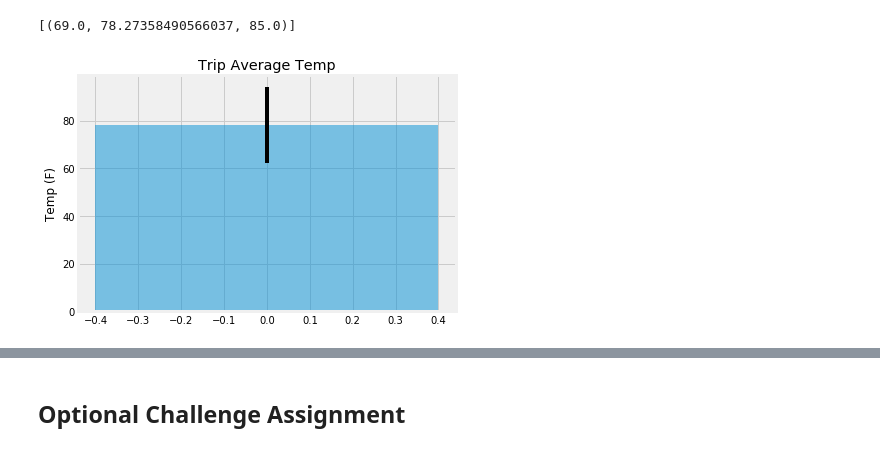
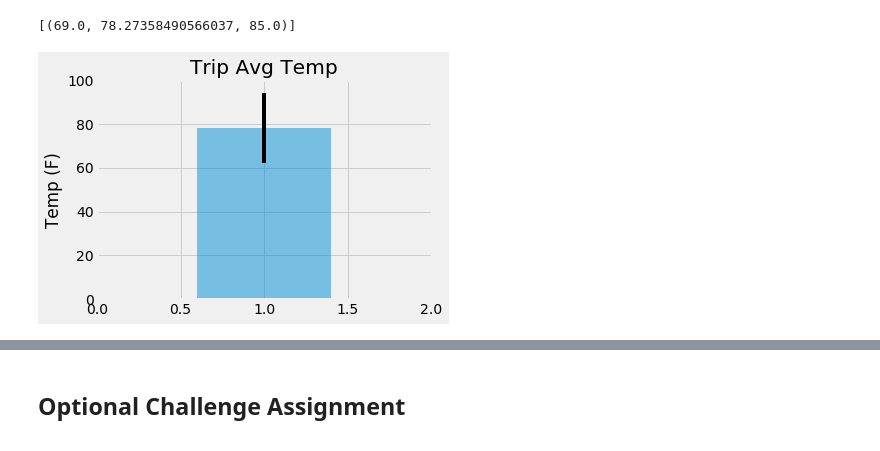
Before and after one commit to Mikey-Esteban/sqlalchemy-challenge, a Jupyter notebook: climate_starter.ipynb, the cells around one changed output, grey strips where cells are left out. Cells and saved outputs as stored; diff of their text form; code cells hidden in the pictures.

```diff
--- a/climate_starter.ipynb
+++ b/climate_starter.ipynb
@@ -211,24 +211,28 @@ temp_avg
 [(69.0, 78.27358490566037, 85.0)]
 # %%
 # Plot the results from your previous query as a bar chart.
-# Use "Trip Avg Temp" as your Title
-# Use the average temperature for the y value
-# Use the peak-to-peak (tmax-tmin) value as the y error bar (yerr)
+
 fig, ax = plt.subplots()
 x_pos = range(len(temp_avg))
 tmax = temp_avg[0][2]
 tmin = temp_avg[0][0]
+# Use the average temperature for the y value
 tavg = temp_avg[0][1]
+# Use the peak-to-peak (tmax-tmin) value as the y error bar (yerr)
 error = [tmax-tmin]
 
-ax.bar(x_pos, height=tavg, yerr=error, alpha=0.5, ecolor='black')
+# Create bar graph
+ax.bar(1, height=tavg, yerr=error, alpha=0.5, ecolor='black')
 ax.set_ylabel('Temp (F)')
-ax.set_title('Trip Average Temp')
+# Use "Trip Avg Temp" as your Title
+ax.set_title('Trip Avg Temp')
 
 # Save the figure and show
-plt.tight_layout()
-#plt.savefig('bar_plot_with_error_bars.png')
+plt.savefig('bar_plot_with_error_bars.png')
+plt.ylim(0, 100)
+plt.xlim(0,2)
+fig.tight_layout()
 plt.show()
 # %% [output]
-[figure, old version]
+[figure, new version]
 # %%
```
Also changed, not shown: parts of 5 cells of this notebook, 3 other files.
